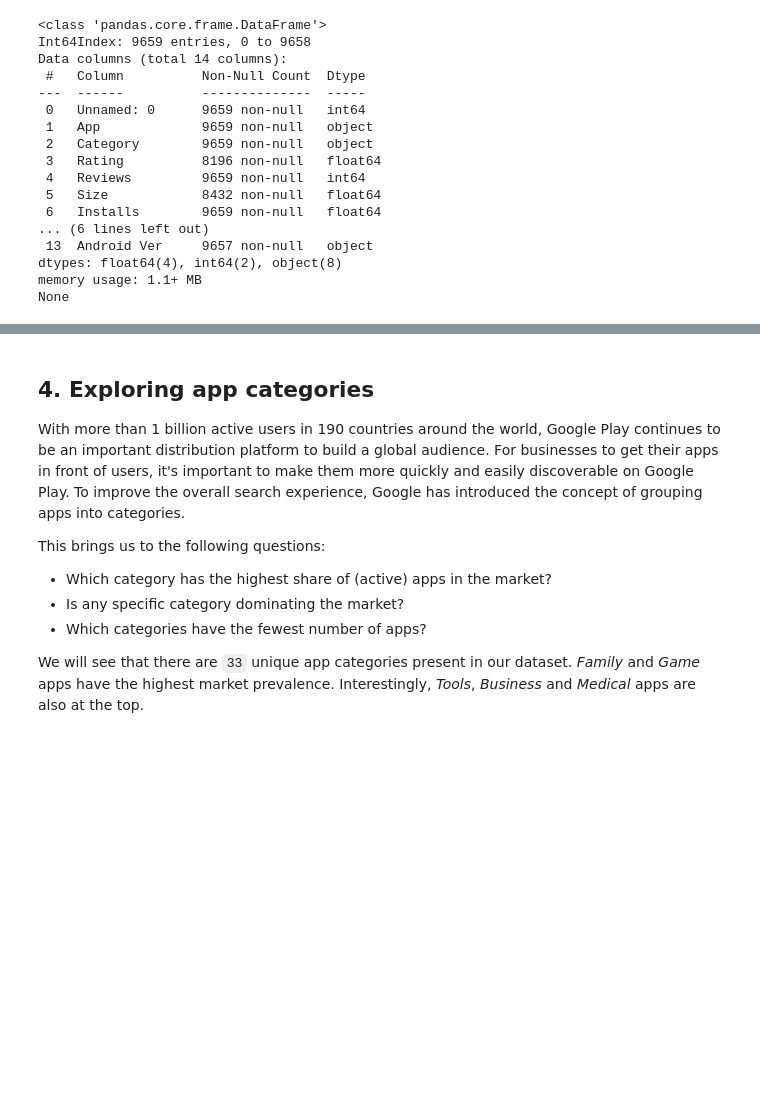
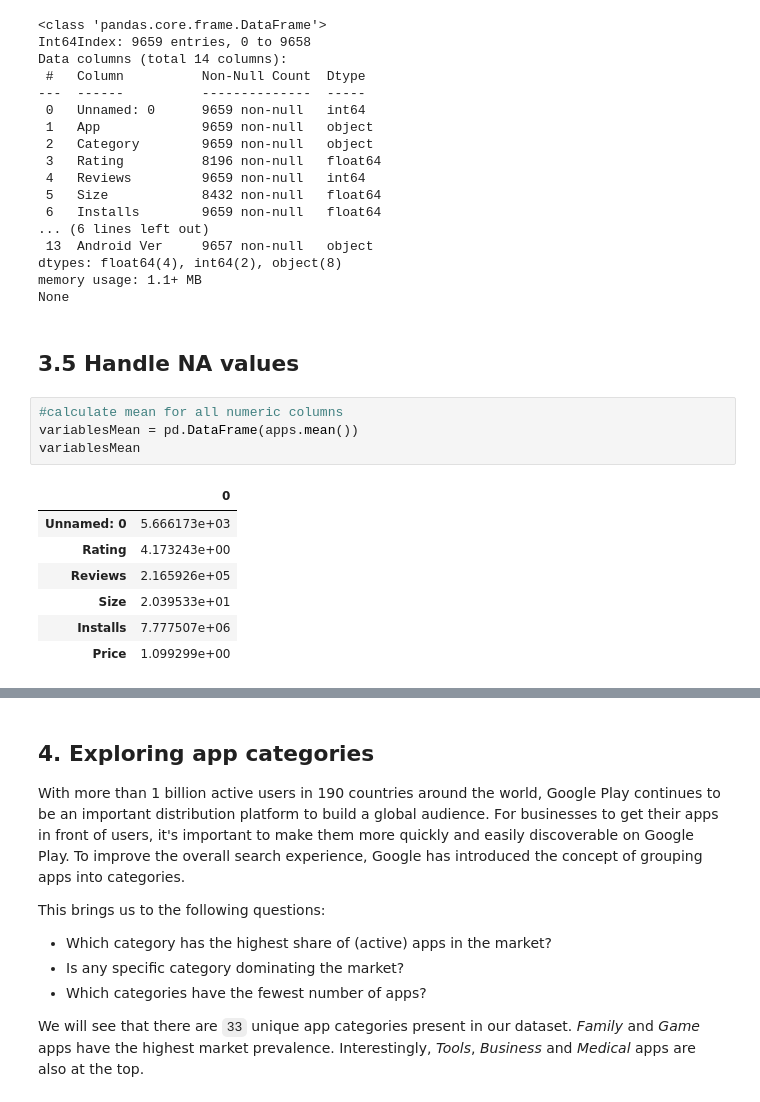
Before and after one commit to MarioOrellana58/TheAndroidAppMarketOnGooglePlay, a Jupyter notebook: The Android App Market on Google Play/notebook.ipynb, the cells around one changed output, grey strips where cells are left out. Drawn from its saved outputs; the diff is of its cells as text; blank space fills up the shorter version.

Commit message:
Handling NA values

```diff
--- a/The Android App Market on Google Play/notebook.ipynb
+++ b/The Android App Market on Google Play/notebook.ipynb
@@ -144,3 +141,17 @@ Data columns (total 14 columns):
 dtypes: float64(4), int64(2), object(8)
 memory usage: 1.1+ MB
 None
+# %% [markdown]
+## 3.5 Handle NA values
+# %%
+#calculate mean for all numeric columns
+variablesMean = pd.DataFrame(apps.mean())
+variablesMean
+# %% [output]
+|  | 0 |
+| Unnamed: 0 | 5.666173e+03 |
+| Rating | 4.173243e+00 |
+| Reviews | 2.165926e+05 |
+| Size | 2.039533e+01 |
+| Installs | 7.777507e+06 |
+| Price | 1.099299e+00 |
```
Also changed, not shown: parts of 7 cells of this notebook.
